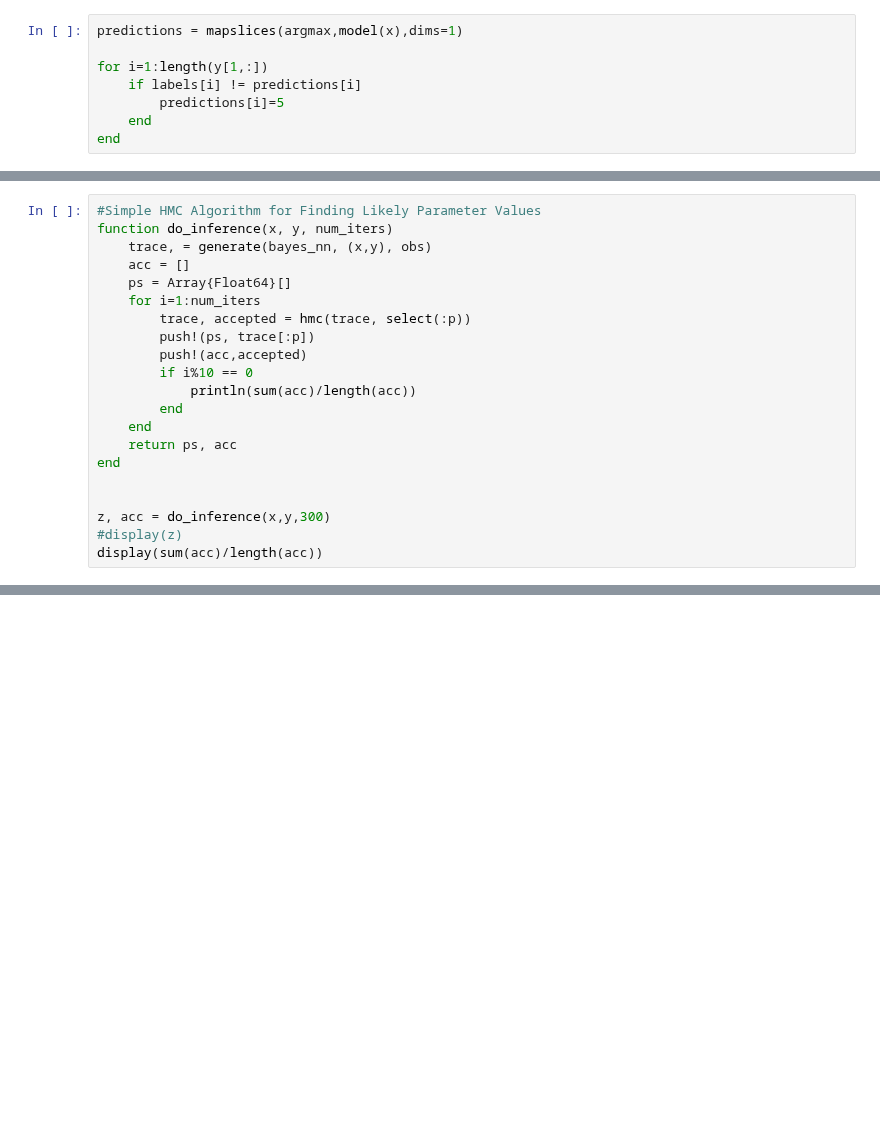
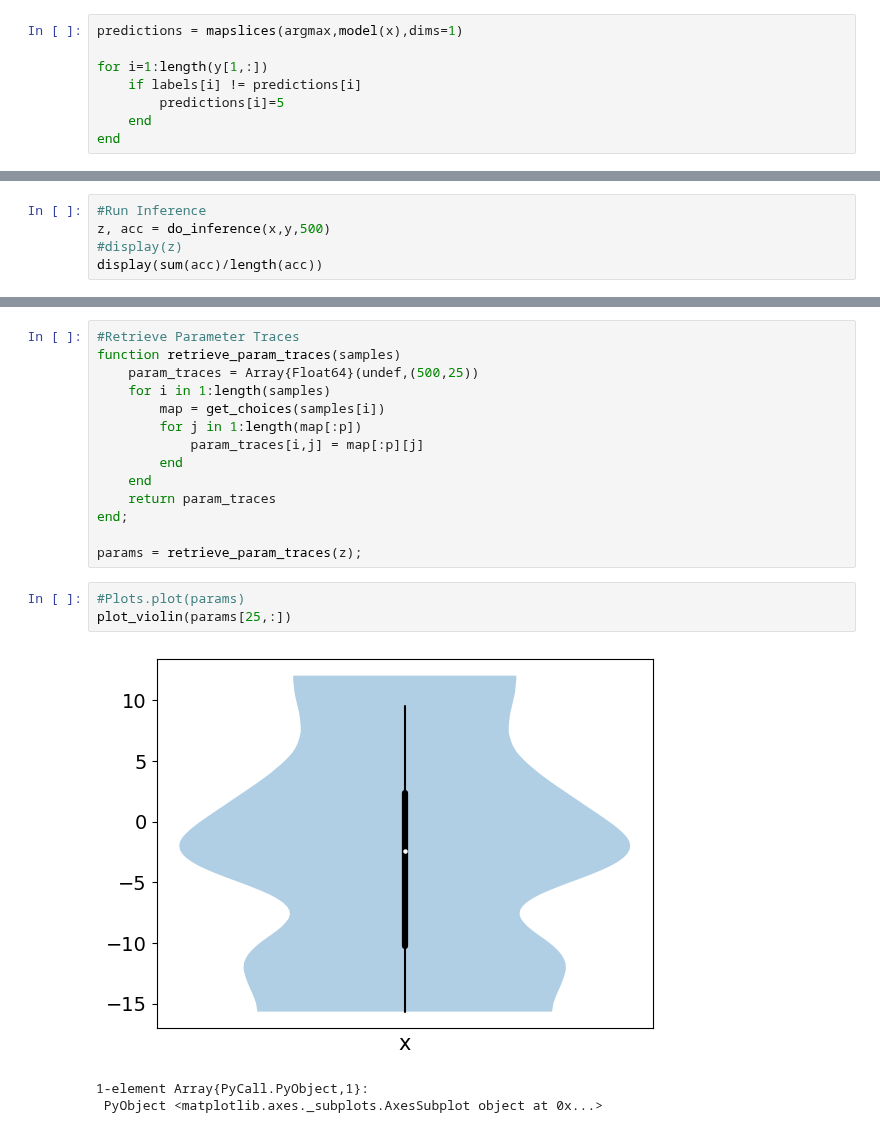
Before and after one commit to jberezow/RJMCMC, a Jupyter notebook: FluxPlayground.ipynb, the cells around one changed output, grey strips where cells are left out. Drawn from its saved outputs; the diff is of its cells as text; blank space fills up the shorter version.

```diff
--- a/FluxPlayground.ipynb
+++ b/FluxPlayground.ipynb
@@ -133,21 +141,0 @@ obs = Gen.choicemap()
-# %%
-#Simple HMC Algorithm for Finding Likely Parameter Values
-function do_inference(x, y, num_iters)
-    trace, = generate(bayes_nn, (x,y), obs)
-    acc = []
-    ps = Array{Float64}[]
-    for i=1:num_iters
-        trace, accepted = hmc(trace, select(:p))
-        push!(ps, trace[:p])
-        push!(acc,accepted)
-        if i%10 == 0
-            println(sum(acc)/length(acc))
-        end
-    end
-    return ps, acc
-end
-
-
-z, acc = do_inference(x,y,300)
-#display(z)
-display(sum(acc)/length(acc))
@@ -173,0 +142,5 @@ display(sum(acc)/length(acc))
+# %%
+#Run Inference
+z, acc = do_inference(x,y,500)
+#display(z)
+display(sum(acc)/length(acc))
@@ -173,0 +154,21 @@ display(sum(acc)/length(acc))
+# %%
+#Retrieve Parameter Traces
+function retrieve_param_traces(samples)
+    param_traces = Array{Float64}(undef,(500,25))
+    for i in 1:length(samples)
+        map = get_choices(samples[i])
+        for j in 1:length(map[:p])
+            param_traces[i,j] = map[:p][j]
+        end
+    end
+    return param_traces
+end;
+
+params = retrieve_param_traces(z);
+# %%
+#Plots.plot(params)
+plot_violin(params[25,:])
+# %% [output]
+[figure, added]
+1-element Array{PyCall.PyObject,1}:
+ PyObject <matplotlib.axes._subplots.AxesSubplot object at 0x...>
```
Also changed, not shown: parts of 7 cells of this notebook.
